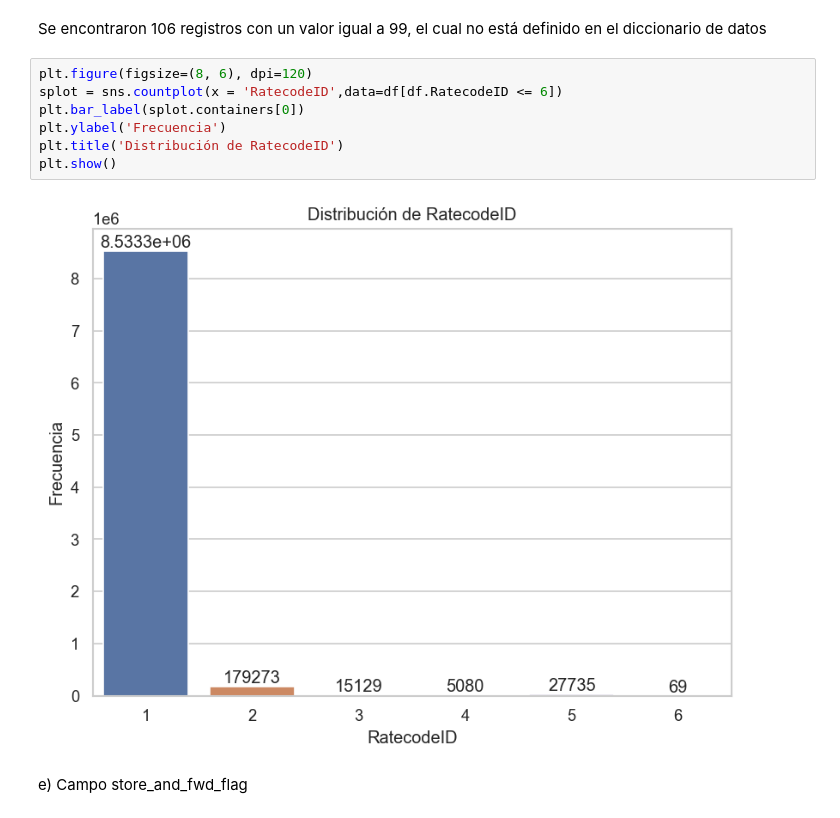
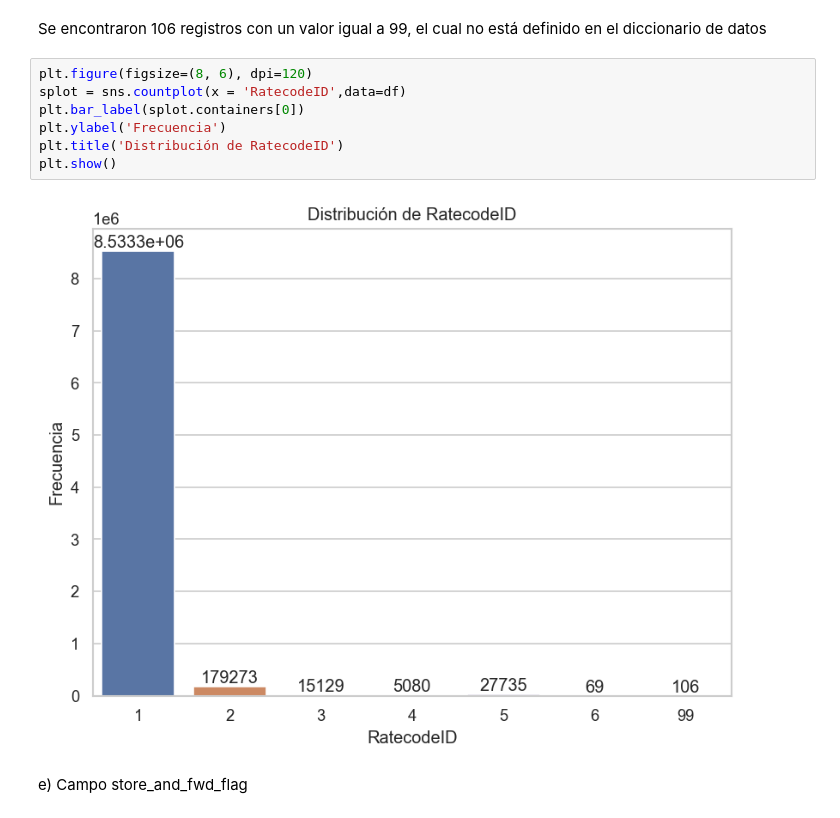
Before and after one commit to namdiv/Final_project, a Jupyter notebook: PG.ipynb, the cells around one changed output. Drawn from its saved outputs; the diff is of its cells as text.

```diff
--- a/PG.ipynb
+++ b/PG.ipynb
@@ -301,13 +302,13 @@ df[df.RatecodeID == 99]
 Se encontraron 106 registros con un valor igual a 99, el cual no está definido en el diccionario de datos
 # %%
 plt.figure(figsize=(8, 6), dpi=120)
-splot = sns.countplot(x = 'RatecodeID',data=df[df.RatecodeID <= 6])
+splot = sns.countplot(x = 'RatecodeID',data=df)
 plt.bar_label(splot.containers[0])
 plt.ylabel('Frecuencia')
 plt.title('Distribución de RatecodeID')
 plt.show()
 # %% [output]
-[figure, old version]
+[figure, new version]
 # %% [markdown]
 e) Campo store_and_fwd_flag
 # %%
```
Also changed, not shown: parts of 10 cells of this notebook, 2 other files.
